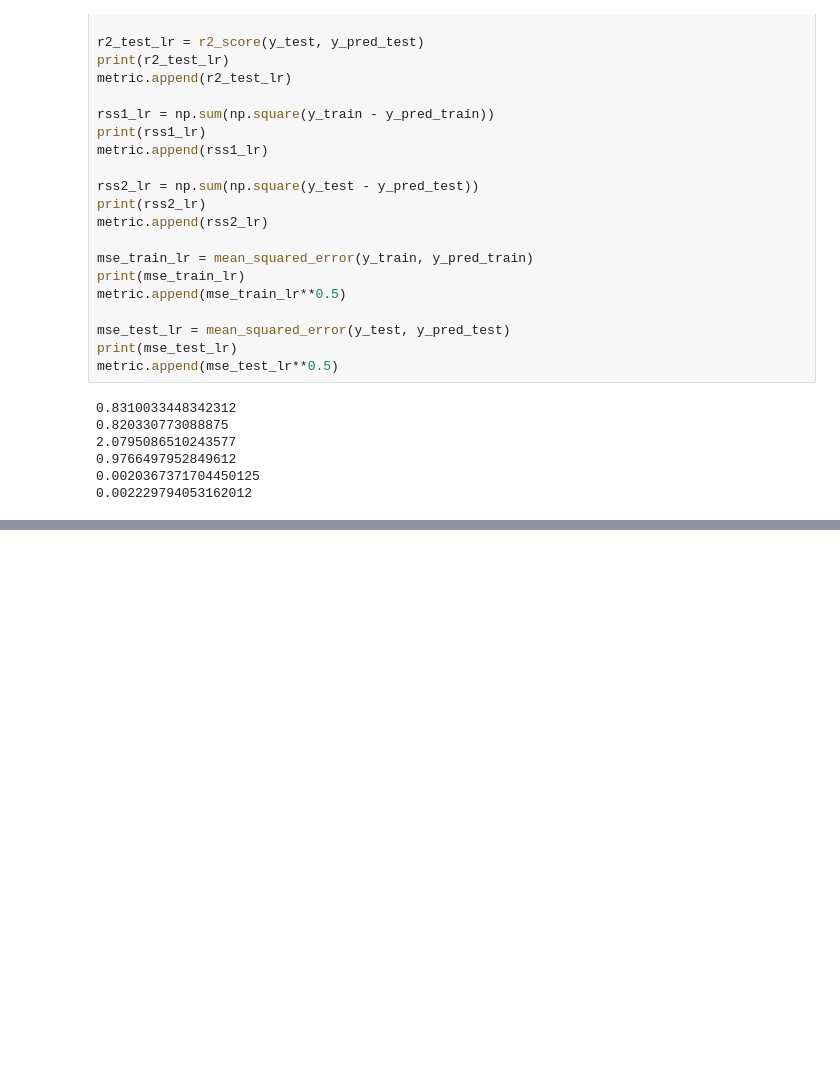
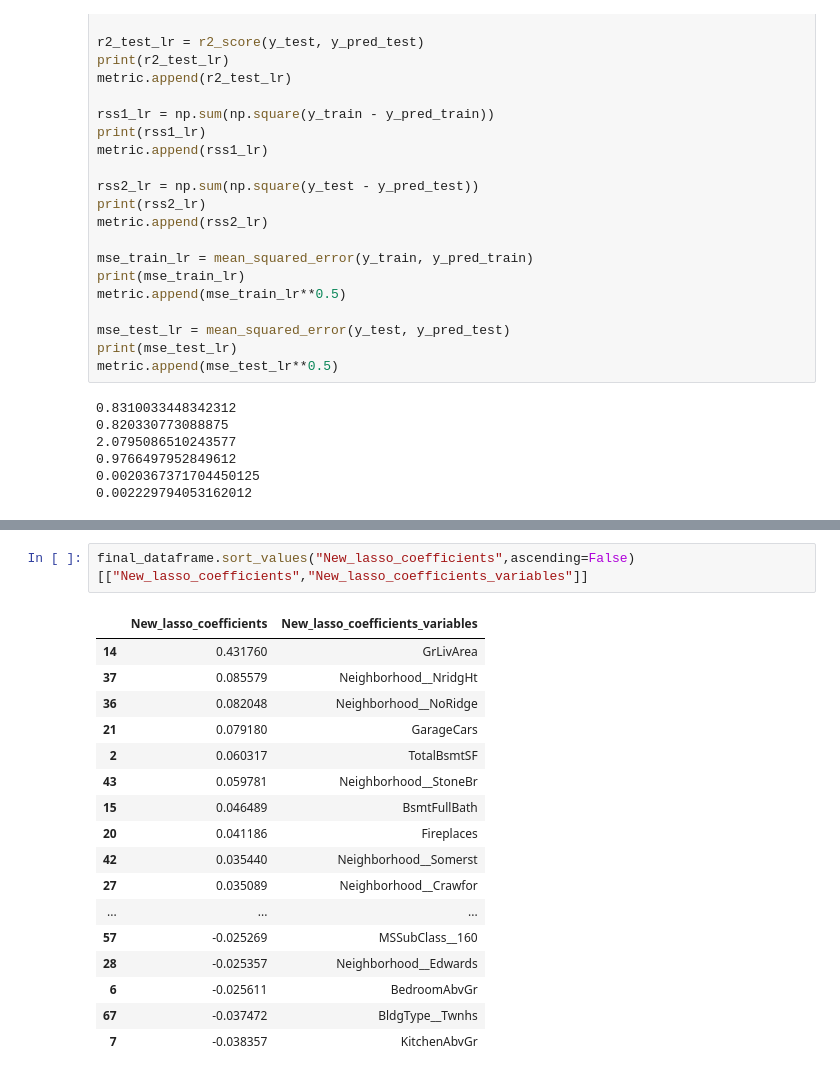
Before and after one commit to rasikasonar/AdvancedRegressionAssignment, a Jupyter notebook: AdvancedRegressionAssignment.ipynb, the cells around one changed output, grey strips where cells are left out. Cells and saved outputs as stored; diff of their text form; blank space fills up the shorter version.

```diff
--- a/AdvancedRegressionAssignment.ipynb
+++ b/AdvancedRegressionAssignment.ipynb
@@ -605,0 +739,20 @@ mse
+# %%
+final_dataframe.sort_values("New_lasso_coefficients",ascending=False)[["New_lasso_coefficients","New_lasso_coefficients_variables"]]
+# %% [output]
+|  | New_lasso_coefficients | New_lasso_coefficients_variables |
+| 14 | 0.431760 | GrLivArea |
+| 37 | 0.085579 | Neighborhood__NridgHt |
+| 36 | 0.082048 | Neighborhood__NoRidge |
+| 21 | 0.079180 | GarageCars |
+| 2 | 0.060317 | TotalBsmtSF |
+| 43 | 0.059781 | Neighborhood__StoneBr |
+| 15 | 0.046489 | BsmtFullBath |
+| 20 | 0.041186 | Fireplaces |
+| 42 | 0.035440 | Neighborhood__Somerst |
+| 27 | 0.035089 | Neighborhood__Crawfor |
+| ... | ... | ... |
+| 57 | -0.025269 | MSSubClass__160 |
+| 28 | -0.025357 | Neighborhood__Edwards |
+| 6 | -0.025611 | BedroomAbvGr |
+| 67 | -0.037472 | BldgType__Twnhs |
+| 7 | -0.038357 | KitchenAbvGr |
```
Also changed, not shown: parts of 80 cells of this notebook.
